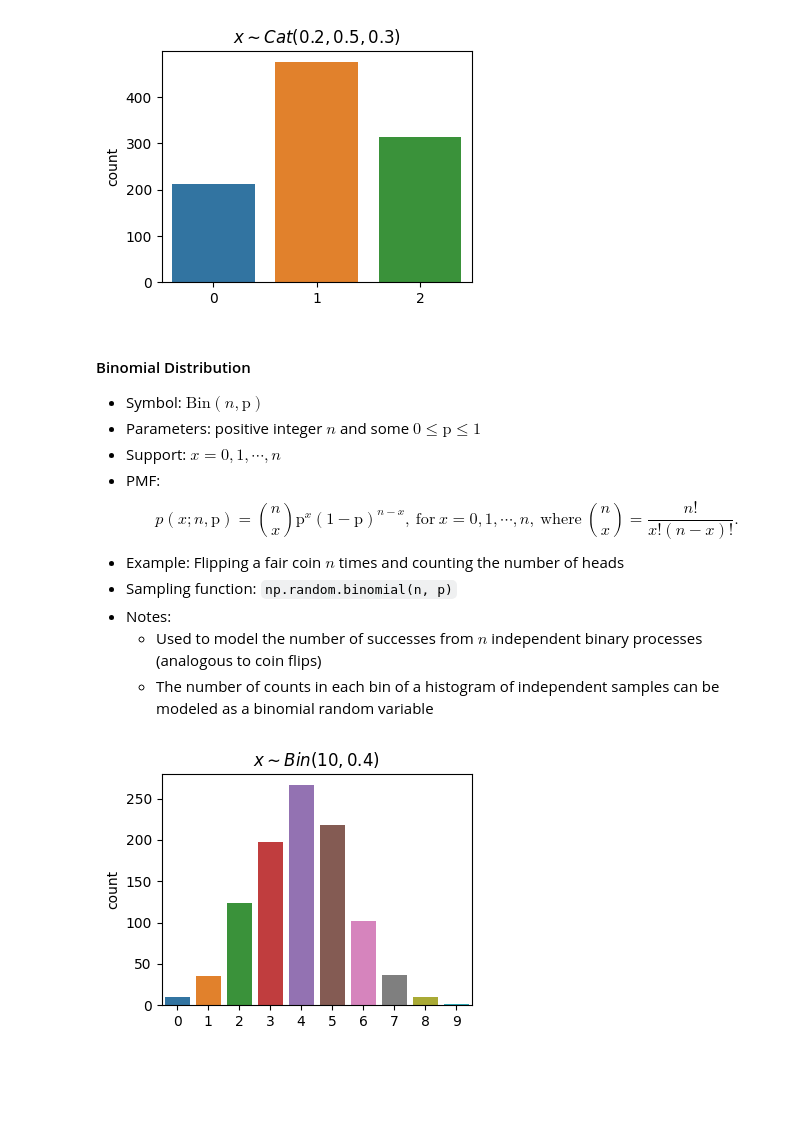
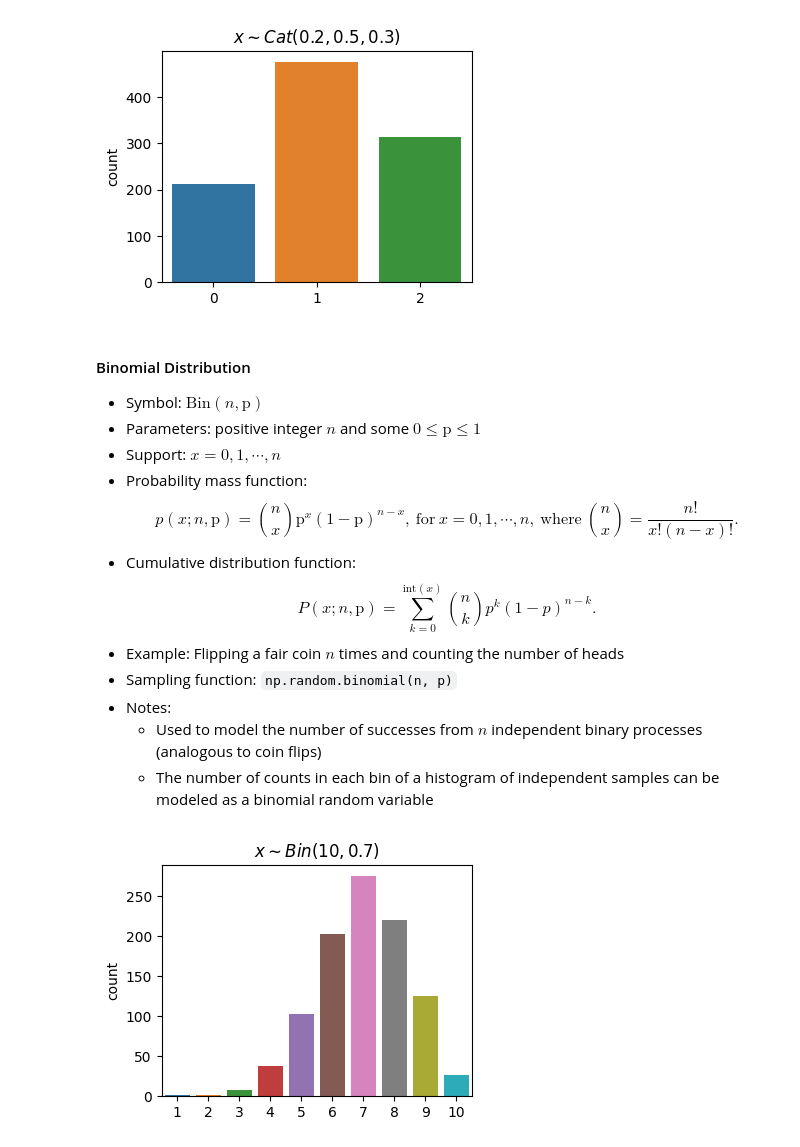
Before and after one commit to rkingery/ml-book, a Jupyter notebook: notebooks/probability.ipynb, the cells around one changed output. Cells and saved outputs as stored; diff of their text form; code cells hidden in the pictures; blank space fills up the shorter version.

```diff
--- a/notebooks/probability.ipynb
+++ b/notebooks/probability.ipynb
@@ -352,8 +368,9 @@ plot_histogram(x, is_discrete=True, title=f'$x \sim Cat{tuple(p)}$')
 - Symbol: $\text{Bin}(n, \text{p})$
 - Parameters: positive integer $n$ and some $0 \leq \text{p} \leq 1$
 - Support: $x = 0, 1, \cdots, n$
-- PMF:
+- Probability mass function:
 $$p(x; n,\text{p}) = \binom{n}{x} \text{p}^{x} (1-\text{p})^{n-x}, \ \text{for} \ x=0,1,\cdots,n, \ \text{where} \ \binom{n}{x} = \frac{n!}{x!(n-x)!}.$$
+- Cumulative distribution function: $$P(x; n,\text{p}) = \sum_{k=0}^{\text{int}(x)} {n \choose k} p^k(1-p)^{n-k}.$$
 - Example: Flipping a fair coin $n$ times and counting the number of heads
 - Sampling function: `np.random.binomial(n, p)`
 - Notes:
@@ -361,11 +378,11 @@ $$p(x; n,\text{p}) = \binom{n}{x} \text{p}^{x} (1-\text{p})^{n-x}, \ \text{for}
     - The number of counts in each bin of a histogram of independent samples can be modeled as a binomial random variable
 # %%
 n = 10
-p = 0.4
+p = 0.7
 x = np.random.binomial(n, p, size=1000)
 plot_histogram(x, is_discrete=True, title=f'$x \sim Bin{(n,p)}$')
 # %% [output]
-[figure, old version]
+[figure, new version]
 # %% [markdown]
 #### Poisson Distribution
 
```
Also changed, not shown: parts of 58 cells of this notebook, 2 other files.
